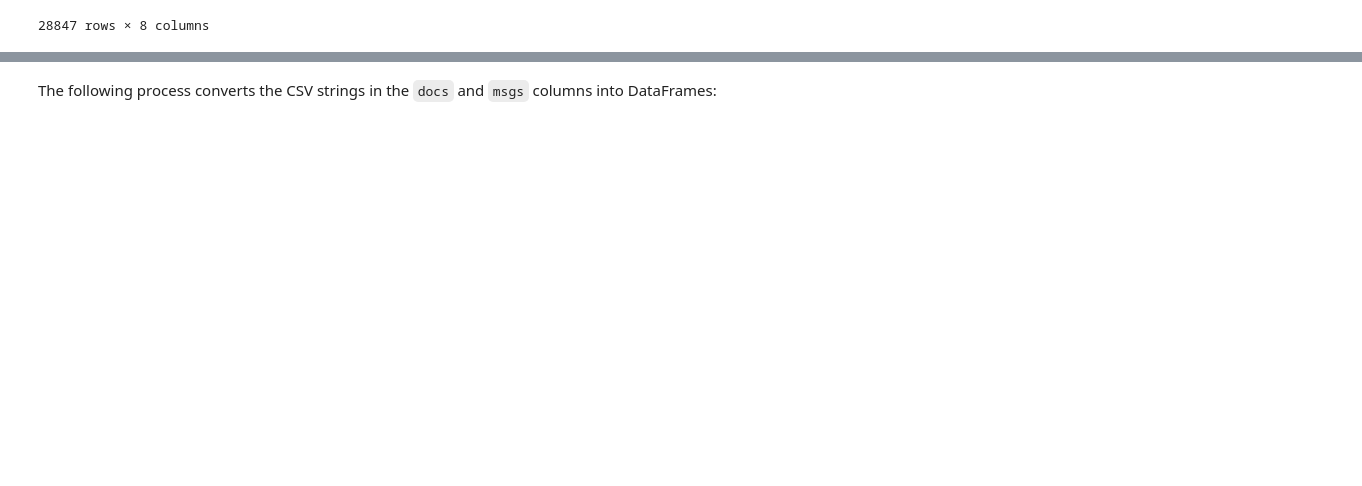
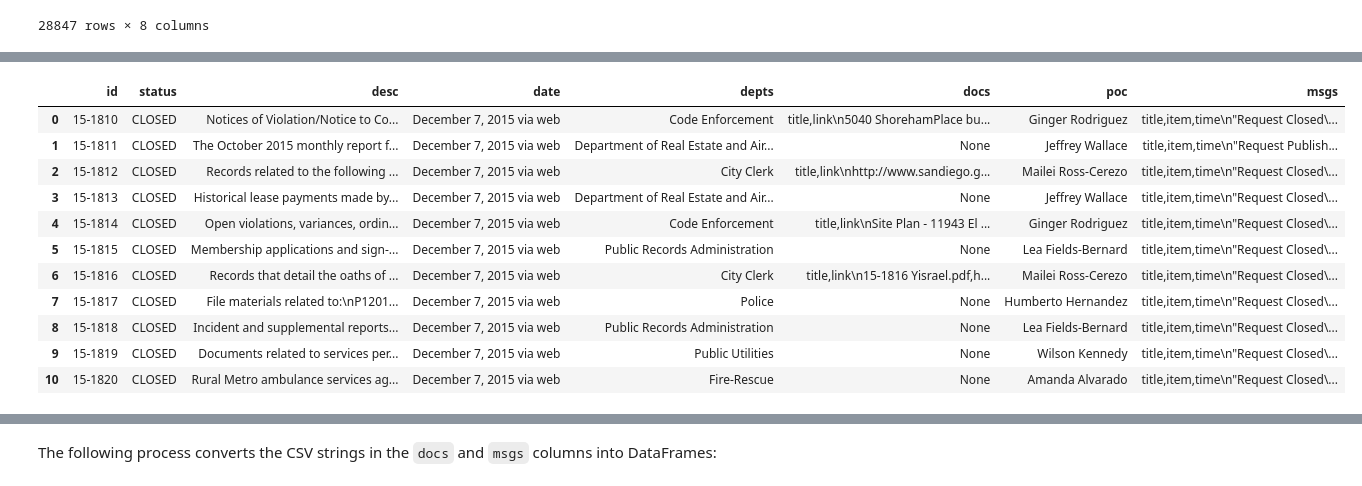
Before and after one commit to Saikrishna-Achalla/police-records-analysis, a Jupyter notebook: steven/nextrequest-selenium.ipynb, the cells around one changed output, grey strips where cells are left out. Cells and saved outputs as stored; diff of their text form; code cells hidden in the pictures; blank space fills up the shorter version.

Commit message:
Third version of Selenium webscraper - gets full text of descriptions and event items, instructions for Sai

```diff
--- a/steven/nextrequest-selenium.ipynb
+++ b/steven/nextrequest-selenium.ipynb
@@ -192,0 +383,15 @@ test_df
+# %%
+url = 'https://sandiego.nextrequest.com/requests/'
+
+test_requests = []
+driver = webdriver.Firefox()
+driver.get(url + '15-1810')
+
+scrape_requests_sequential(test_requests, driver,
+                           num_requests=11,
+                           debug=1,
+                           progress=2)
+
+driver.close()
+
+test = pd.DataFrame(test_requests)
@@ -192,0 +418,15 @@ test_df
+# %%
+test
+# %% [output]
+|  | id | status | desc | date | depts | docs | poc | msgs |
+| 0 | 15-1810 | CLOSED | Notices of Violation/Notice to Co... | December 7, 2015 via web | Code Enforcement | title,link\n5040 ShorehamPlace bu... | Ginger Rodriguez | title,item,time\n"Request Closed\... |
+| 1 | 15-1811 | CLOSED | The October 2015 monthly report f... | December 7, 2015 via web | Department of Real Estate and Air... | None | Jeffrey Wallace | title,item,time\n"Request Publish... |
+| 2 | 15-1812 | CLOSED | Records related to the following ... | December 7, 2015 via web | City Clerk | title,link\nhttp://www.sandiego.g... | Mailei Ross-Cerezo | title,item,time\n"Request Closed\... |
+| 3 | 15-1813 | CLOSED | Historical lease payments made by... | December 7, 2015 via web | Department of Real Estate and Air... | None | Jeffrey Wallace | title,item,time\n"Request Closed\... |
+| 4 | 15-1814 | CLOSED | Open violations, variances, ordin... | December 7, 2015 via web | Code Enforcement | title,link\nSite Plan - 11943 El ... | Ginger Rodriguez | title,item,time\n"Request Closed\... |
+| 5 | 15-1815 | CLOSED | Membership applications and sign-... | December 7, 2015 via web | Public Records Administration | None | Lea Fields-Bernard | title,item,time\n"Request Closed\... |
+| 6 | 15-1816 | CLOSED | Records that detail the oaths of ... | December 7, 2015 via web | City Clerk | title,link\n15-1816 Yisrael.pdf,h... | Mailei Ross-Cerezo | title,item,time\n"Request Closed\... |
+| 7 | 15-1817 | CLOSED | File materials related to:\nP1201... | December 7, 2015 via web | Police | None | Humberto Hernandez | title,item,time\n"Request Closed\... |
+| 8 | 15-1818 | CLOSED | Incident and supplemental reports... | December 7, 2015 via web | Public Records Administration | None | Lea Fields-Bernard | title,item,time\n"Request Closed\... |
+| 9 | 15-1819 | CLOSED | Documents related to services per... | December 7, 2015 via web | Public Utilities | None | Wilson Kennedy | title,item,time\n"Request Closed\... |
+| 10 | 15-1820 | CLOSED | Rural Metro ambulance services ag... | December 7, 2015 via web | Fire-Rescue | None | Amanda Alvarado | title,item,time\n"Request Closed\... |
```
Also changed, not shown: parts of 39 cells of this notebook, 1 other file.
